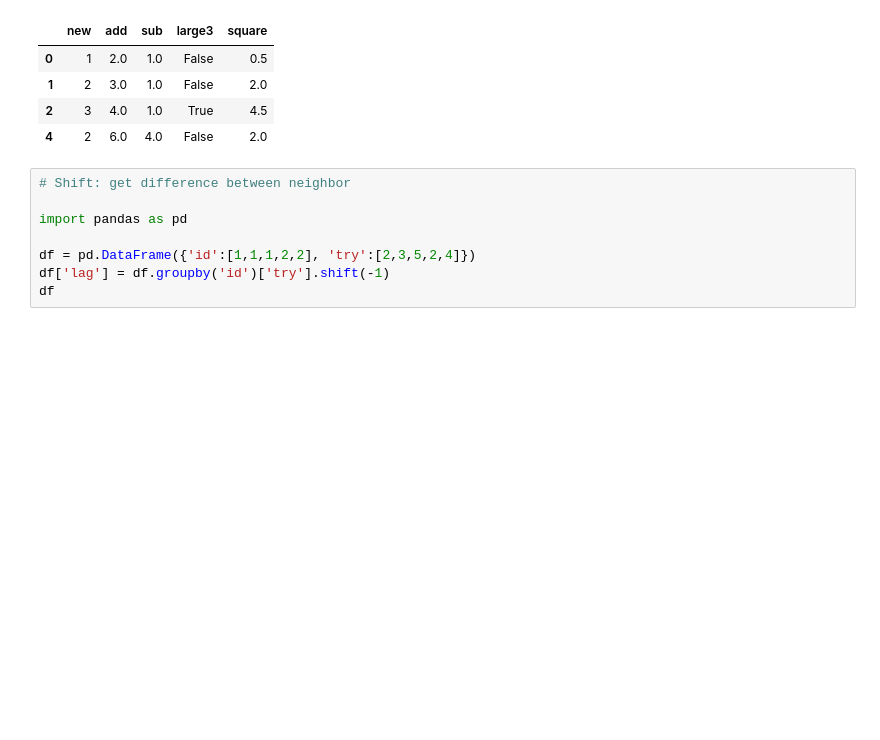
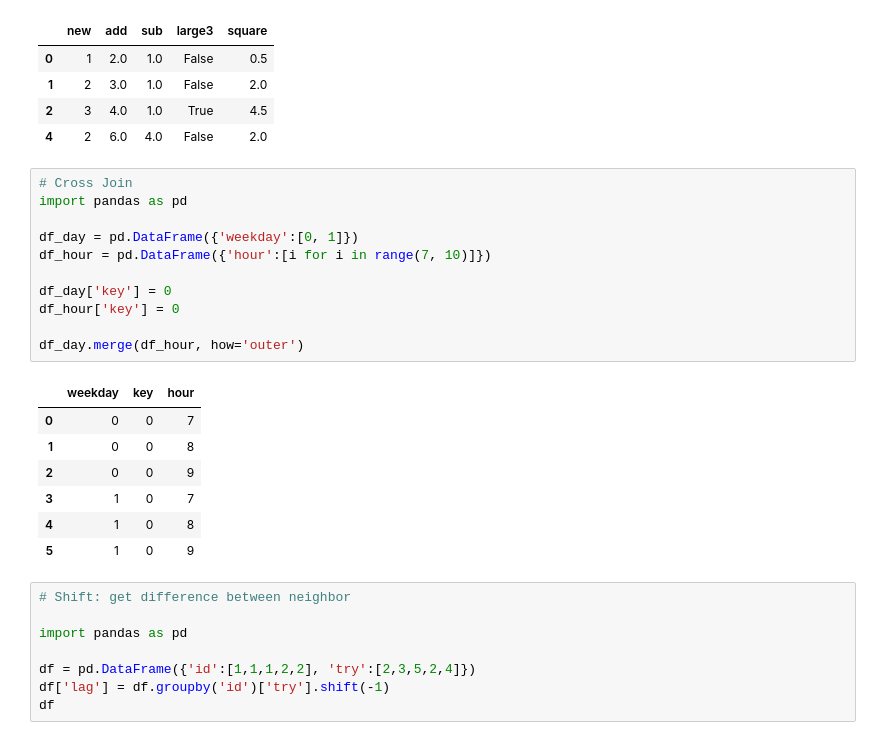
Before and after one commit to JustinNew/python, a Jupyter notebook: 000PythonSnippet.ipynb, the cells around one changed output. Saved outputs shown, nothing was run; the diff lists cells and outputs as text; blank space fills up the shorter version.

Commit message:
cross join

```diff
--- a/000PythonSnippet.ipynb
+++ b/000PythonSnippet.ipynb
@@ -1624,6 +1624,25 @@ Name: square, dtype: int64
 | 1 | 2 | 3.0 | 1.0 | False | 2.0 |
 | 2 | 3 | 4.0 | 1.0 | True | 4.5 |
 | 4 | 2 | 6.0 | 4.0 | False | 2.0 |
+# %%
+# Cross Join
+import pandas as pd
+
+df_day = pd.DataFrame({'weekday':[0, 1]})
+df_hour = pd.DataFrame({'hour':[i for i in range(7, 10)]})
+
+df_day['key'] = 0
+df_hour['key'] = 0
+
+df_day.merge(df_hour, how='outer')
+# %% [output]
+|  | weekday | key | hour |
+| 0 | 0 | 0 | 7 |
+| 1 | 0 | 0 | 8 |
+| 2 | 0 | 0 | 9 |
+| 3 | 1 | 0 | 7 |
+| 4 | 1 | 0 | 8 |
+| 5 | 1 | 0 | 9 |
 # %%
 # Shift: get difference between neighbor
 
```
